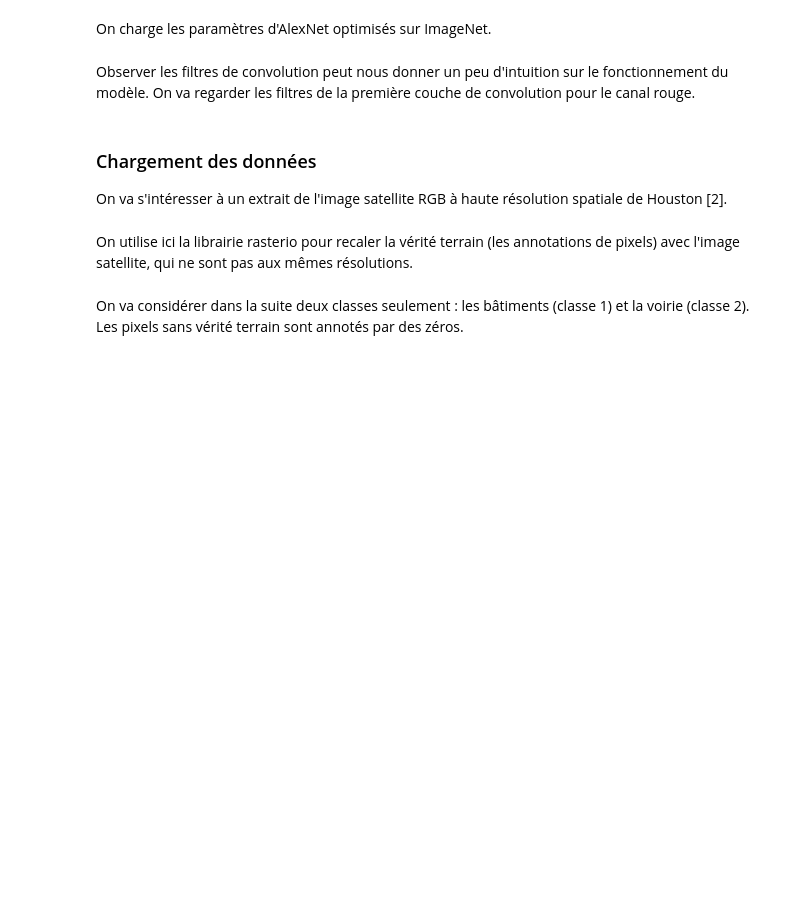
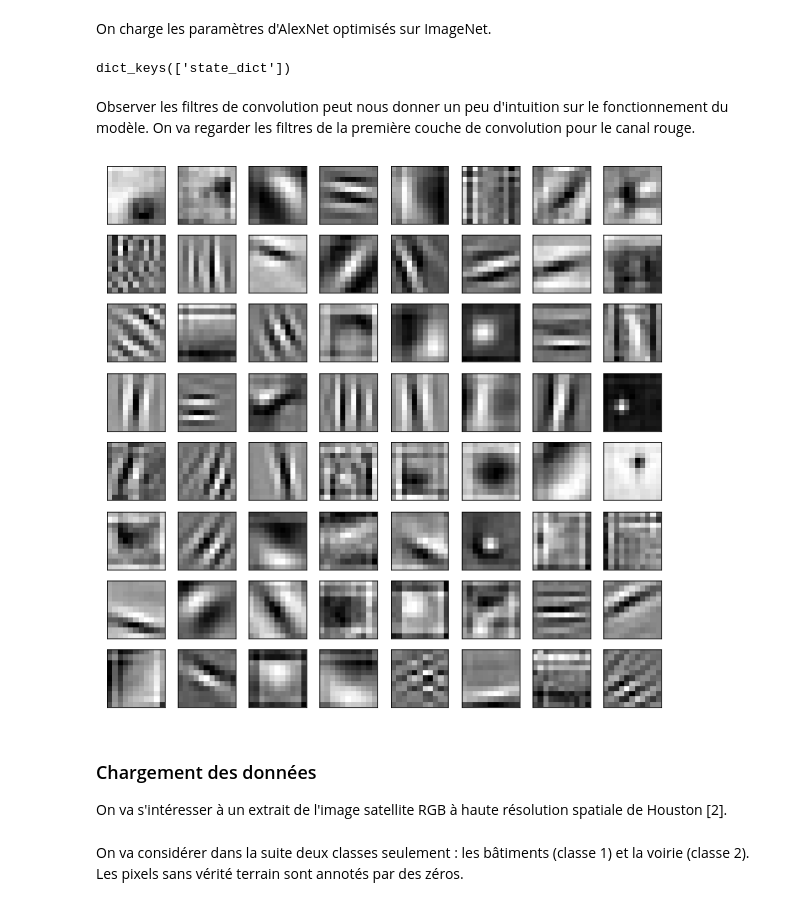
Before and after one commit to Romain3Ch216/formation_pytorch_omp, a Jupyter notebook: partie_2.ipynb, the cells around one changed output. Drawn from its saved outputs; the diff is of its cells as text; code cells hidden in the pictures; blank space fills up the shorter version.

```diff
--- a/partie_2.ipynb
+++ b/partie_2.ipynb
@@ -71,7 +71,7 @@ class AlexNet(nn.Module):
         # d'activation, etc.
 
         self.features = nn.Sequential(
-            nn.Conv2d(3, 64, kernel_size=11, stride=4, padding=2),
+            nn.Conv2d(3, 64, kernel_size=(11, 11), stride=4, padding=2),
             nn.ReLU(),
             nn.MaxPool2d(kernel_size=3, stride=2),
             nn.Conv2d(64, 192, kernel_size=5, padding=2),
@@ -168,19 +250,22 @@ pretrained_weights = torch.load('../pretrained_alex_net.pth.tar',
 print(pretrained_weights.keys())
 model.load_state_dict(pretrained_weights['state_dict'])
 del pretrained_weights # Delete the weights to clear memory
+# %% [output]
+dict_keys(['state_dict'])
 # %% [markdown]
 Observer les filtres de convolution peut nous donner un peu d'intuition sur le fonctionnement du modèle. On va regarder les filtres de la première couche de convolution pour le canal rouge.
 # %%
 fig, ax = plt.subplots(8,8, figsize=(10,10))
 k = 0
 for i in range(8):
     for j in range(8):
-        # A compléter
-        ax[i,j].imshow(....cpu(), cmap='gray')
+        ax[i,j].imshow(model.features[0].weight.data[k,0,:,:].cpu(), cmap='gray')
         ax[i,j].set_xticks([])
         ax[i,j].set_yticks([])
         k += 1
 plt.show()
+# %% [output]
+[figure, added]
 # %% [markdown]
 ### Chargement des données
 
@@ -193,2 +272,0 @@ import numpy as np
-# %% [markdown]
-On utilise ici la librairie rasterio pour recaler la vérité terrain (les annotations de pixels) avec l'image satellite, qui ne sont pas aux mêmes résolutions.
```
Also changed, not shown: parts of 27 cells of this notebook, 6 other files.
